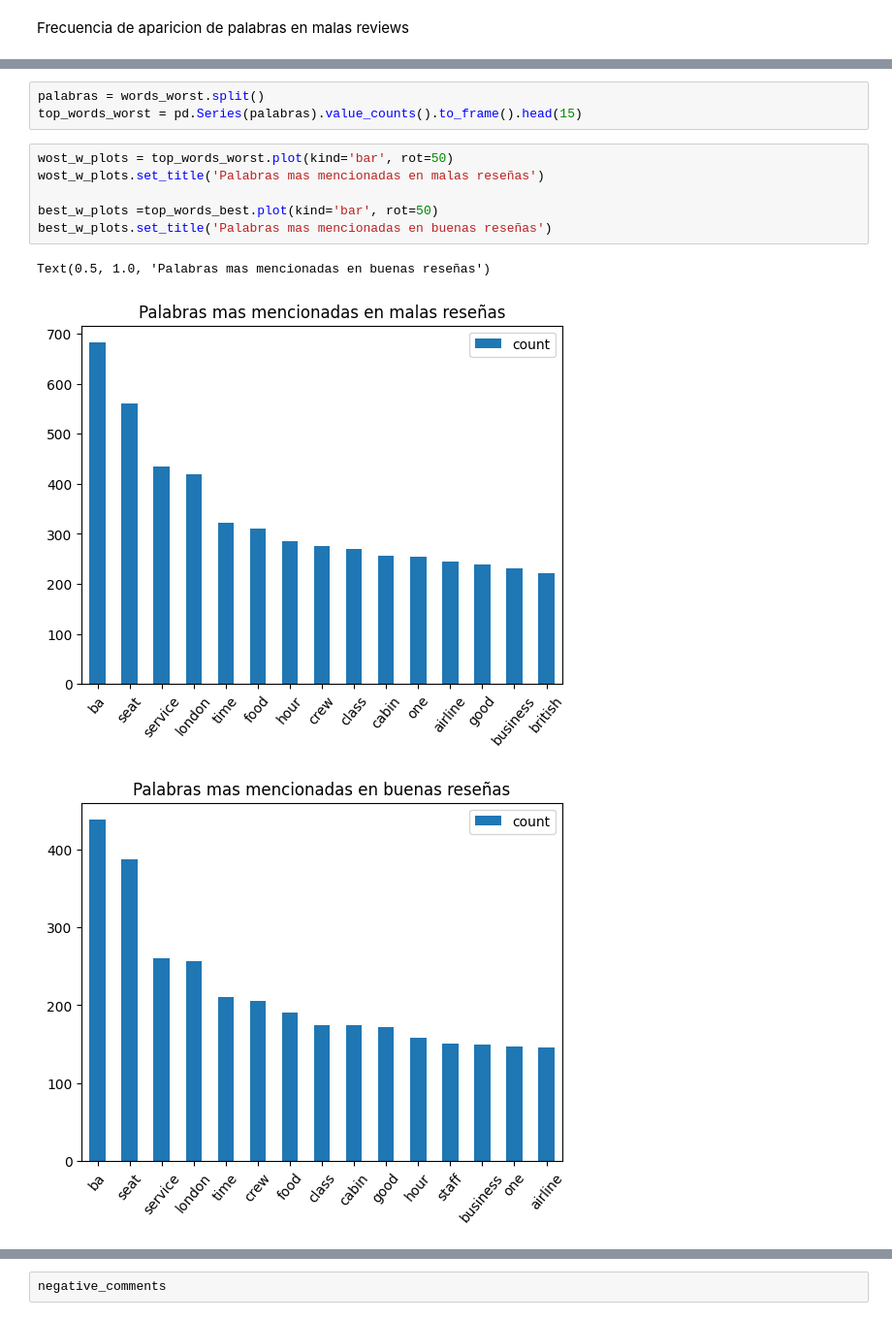
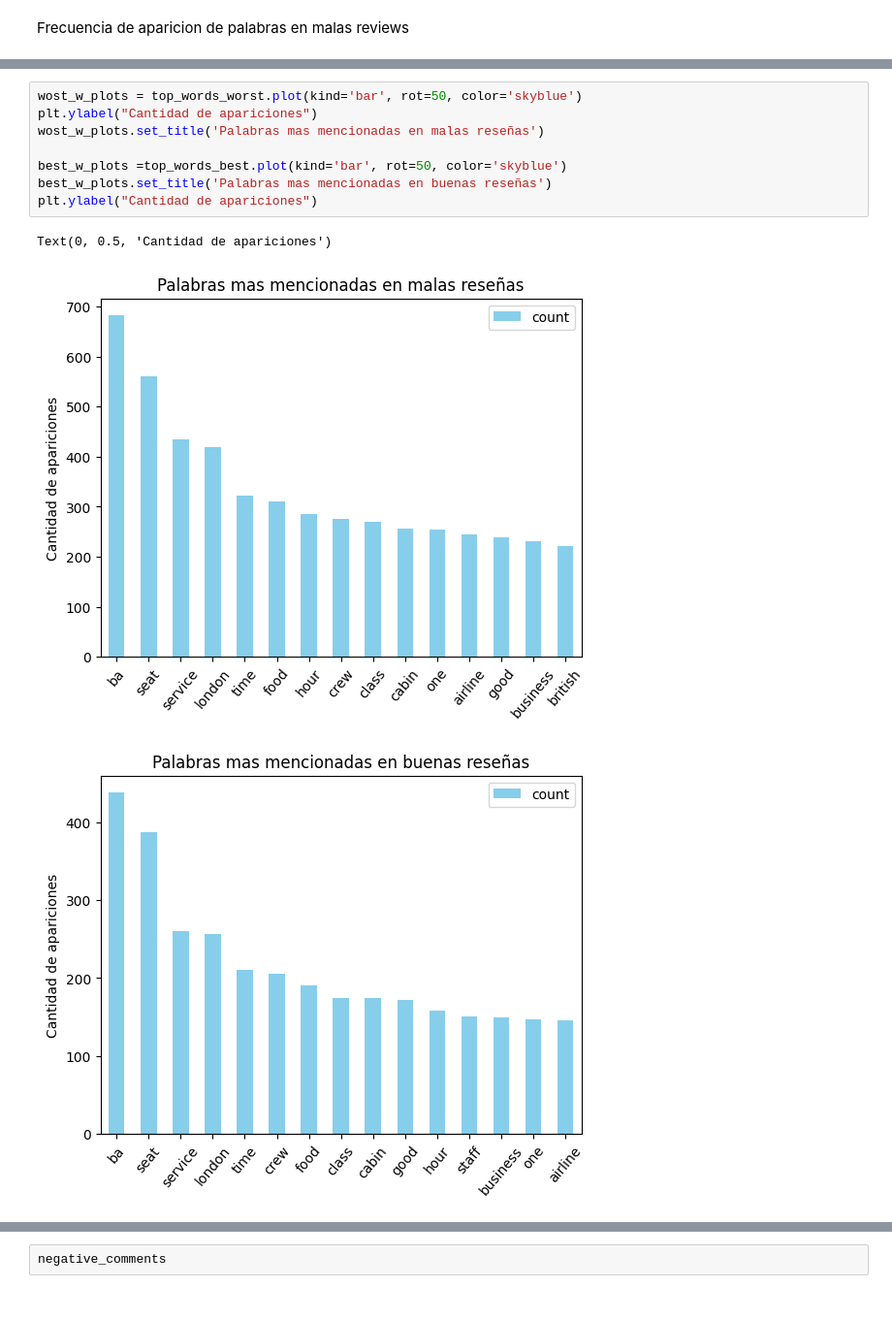
Before and after one commit to agalarza768/TP1-Orga_de_datos, a Jupyter notebook: TP_Orga.ipynb, the cells around one changed output, grey strips where cells are left out. Shown at 97% size. Saved outputs shown, nothing was run; the diff lists cells and outputs as text.

```diff
--- a/TP_Orga.ipynb
+++ b/TP_Orga.ipynb
@@ -786,13 +834,12 @@ top_words_best = pd.Series(palabras).value_counts().to_frame().head(15)
-# %%
-palabras = words_worst.split()
-top_words_worst = pd.Series(palabras).value_counts().to_frame().head(15)
 # %%
-wost_w_plots = top_words_worst.plot(kind='bar', rot=50)
+wost_w_plots = top_words_worst.plot(kind='bar', rot=50, color='skyblue')
+plt.ylabel("Cantidad de apariciones")
 wost_w_plots.set_title('Palabras mas mencionadas en malas reseñas')
 
-best_w_plots =top_words_best.plot(kind='bar', rot=50)
+best_w_plots =top_words_best.plot(kind='bar', rot=50, color='skyblue')
 best_w_plots.set_title('Palabras mas mencionadas en buenas reseñas')
+plt.ylabel("Cantidad de apariciones")
 # %% [output]
-Text(0.5, 1.0, 'Palabras mas mencionadas en buenas reseñas')
+Text(0, 0.5, 'Cantidad de apariciones')
-[figure, old version]
+[figure, new version]
-[figure, old version]
+[figure, new version]
```
Also changed, not shown: parts of 42 cells of this notebook.
